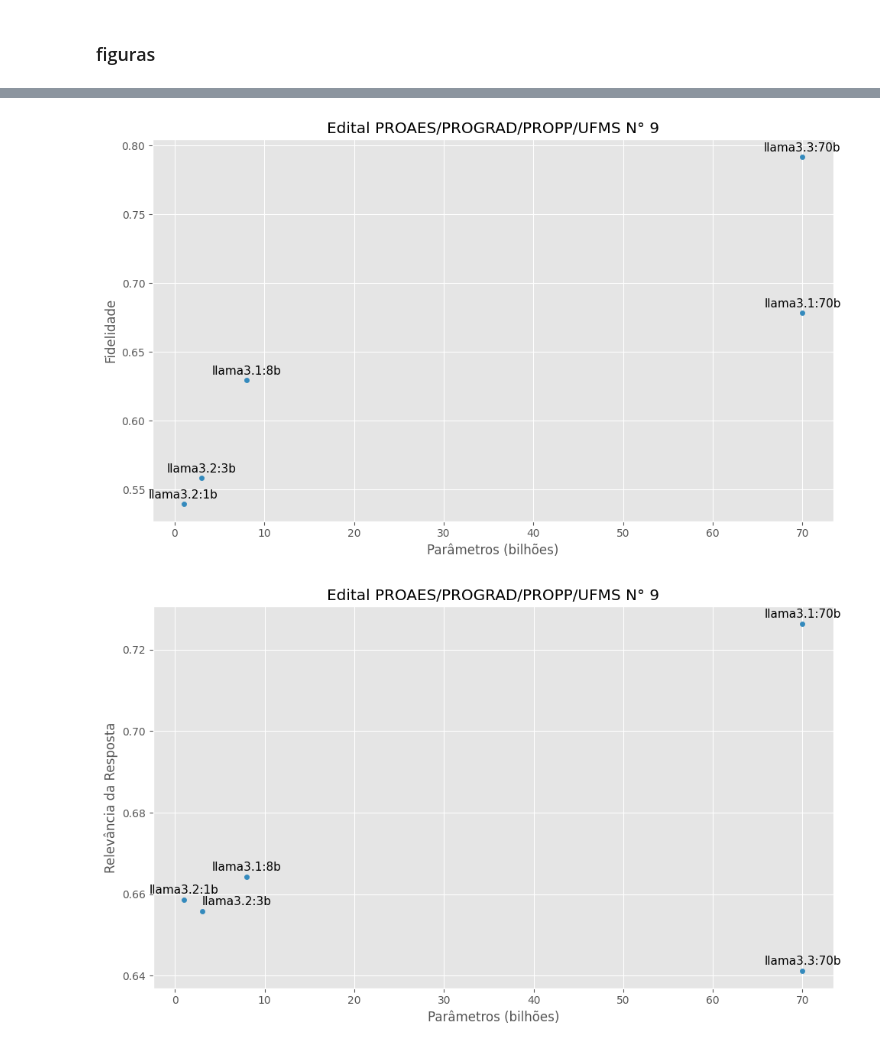
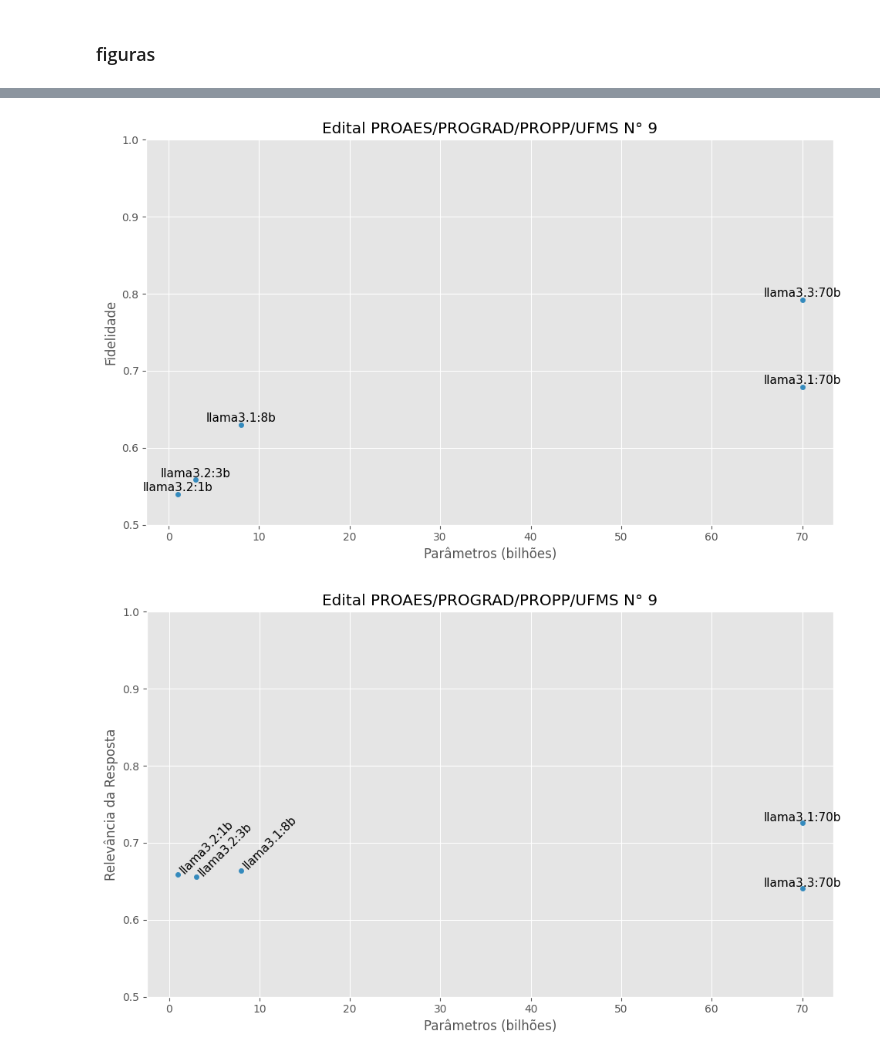
Before and after one commit to lucasstna/CapiGPT, a Jupyter notebook: notebooks/results.ipynb, the cells around one changed output, grey strips where cells are left out. Cells and saved outputs as stored; diff of their text form; code cells hidden in the pictures.

```diff
--- a/notebooks/results.ipynb
+++ b/notebooks/results.ipynb
@@ -298,6 +298,8 @@ tmp
 # %%
 # extract the number of parameters from the model name
 tmp['n_parameters'] = tmp['model'].str.extract(r'(\d+)b').astype(int)
+# %%
+plt.style.use('ggplot')
 # %%
 # just for "regulamento" file, create subplots showing the faithfulness score by model, variying the number of parameters
 fig3, ax3 = plt.subplots(figsize=(10, 6))
@@ -380,30 +387,34 @@ for i, txt in enumerate(tmp[tmp['file'] == 'edital-9']['model']):
     ax3.text(tmp[tmp['file'] == 'edital-9']['n_parameters'].iloc[i], tmp[tmp['file'] == 'edital-9']['faithfulness'].iloc[i] + 0.004, txt, fontsize=11, rotation=0, ha='center')
 
 plt.tight_layout()
+ax3.set_ylim(0.5, 1.0)
 plt.savefig('../tests/graphs/llama-edital-9-fidelidade-metrics.pdf', format='pdf', bbox_inches='tight')
 plt.show()
 # %% [output]
-[figure, old version]
+[figure, new version]
 # %%
 # just for "edital-9" file, create subplots showing the faithfulness score by model, variying the number of parameters
 fig3, ax3 = plt.subplots(figsize=(10, 6))
 tmp[tmp['file'] == 'edital-9'].sort_values(by='n_parameters').plot(x='n_parameters', y='answer_relevancy', kind='scatter', ax=ax3)
 ax3.set_title('Edital PROAES/PROGRAD/PROPP/UFMS N° 9')
 ax3.set_ylabel('Relevância da Resposta')
 ax3.set_xlabel('Parâmetros (bilhões)')
 
 for i, txt in enumerate(tmp[tmp['file'] == 'edital-9']['model']):
 
     if ('1b' in txt):
-        ax3.text(tmp[tmp['file'] == 'edital-9']['n_parameters'].iloc[i], tmp[tmp['file'] == 'edital-9']['answer_relevancy'].iloc[i] + 0.0015, txt, fontsize=11, rotation=0, ha='center')
+        ax3.text(tmp[tmp['file'] == 'edital-9']['n_parameters'].iloc[i], tmp[tmp['file'] == 'edital-9']['answer_relevancy'].iloc[i] + 0.0015, txt, fontsize=11, rotation=45, ha='left')
 
     elif ('3b' in txt):
-        ax3.text(tmp[tmp['file'] == 'edital-9']['n_parameters'].iloc[i], tmp[tmp['file'] == 'edital-9']['answer_relevancy'].iloc[i] + 0.0015, txt, fontsize=11, rotation=0, ha='left')
+        ax3.text(tmp[tmp['file'] == 'edital-9']['n_parameters'].iloc[i], tmp[tmp['file'] == 'edital-9']['answer_relevancy'].iloc[i] + 0.0015, txt, fontsize=11, rotation=45, ha='left')
+    elif ('70b' in txt):
+        ax3.text(tmp[tmp['file'] == 'edital-9']['n_parameters'].iloc[i], tmp[tmp['file'] == 'edital-9']['answer_relevancy'].iloc[i] + 0.0015, txt, fontsize=11, rotation=0, ha='center')
     else:
-        ax3.text(tmp[tmp['file'] == 'edital-9']['n_parameters'].iloc[i], tmp[tmp['file'] == 'edital-9']['answer_relevancy'].iloc[i] + 0.0015, txt, fontsize=11, rotation=0, ha='center')
+        ax3.text(tmp[tmp['file'] == 'edital-9']['n_parameters'].iloc[i], tmp[tmp['file'] == 'edital-9']['answer_relevancy'].iloc[i] + 0.0015, txt, fontsize=11, rotation=45, ha='left')
 
 plt.tight_layout()
+ax3.set_ylim(0.5, 1.0)
 plt.savefig('../tests/graphs/llama-edital-9-relevancia-metrics.pdf', format='pdf', bbox_inches='tight')
 plt.show()
 # %% [output]
-[figure, old version]
+[figure, new version]
```
Also changed, not shown: parts of 4 cells of this notebook, 7 other files.
